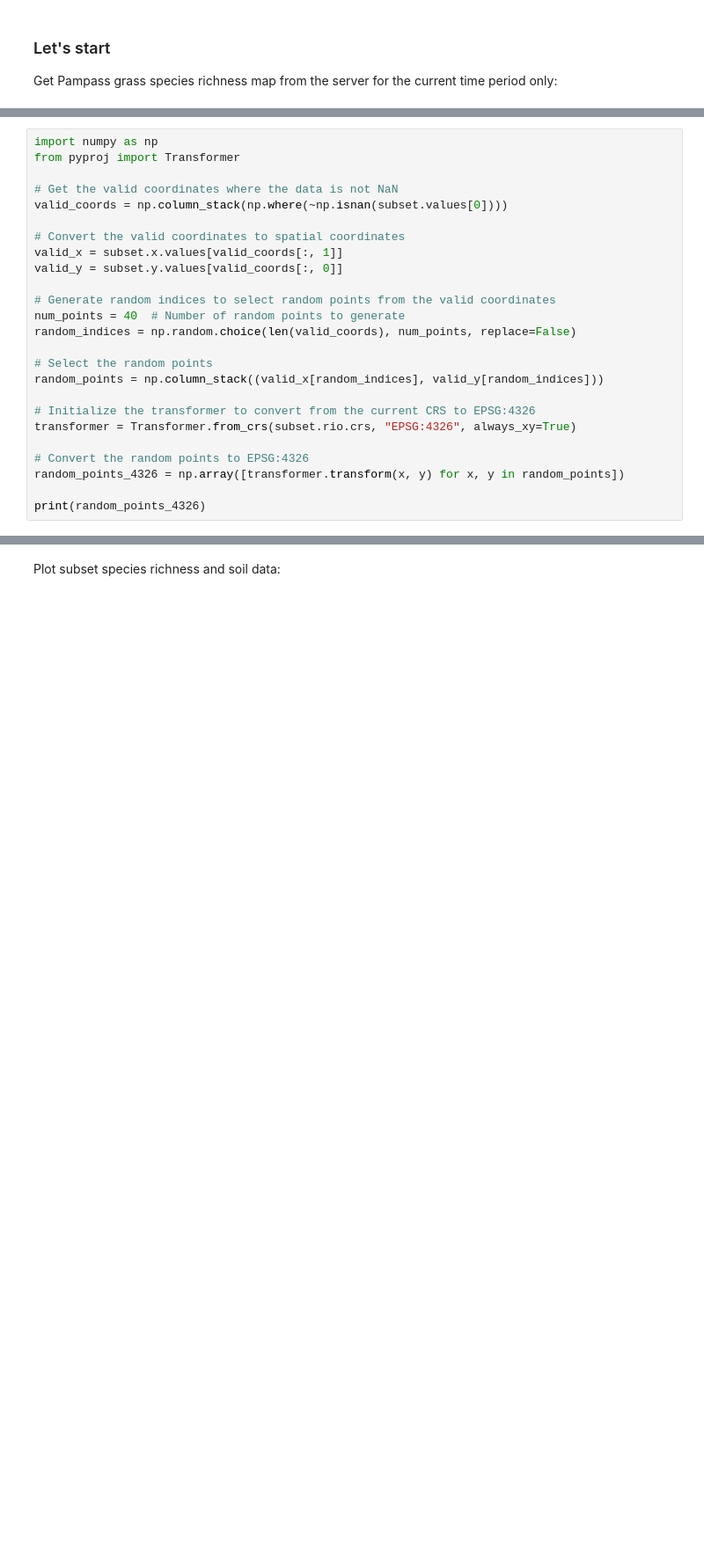
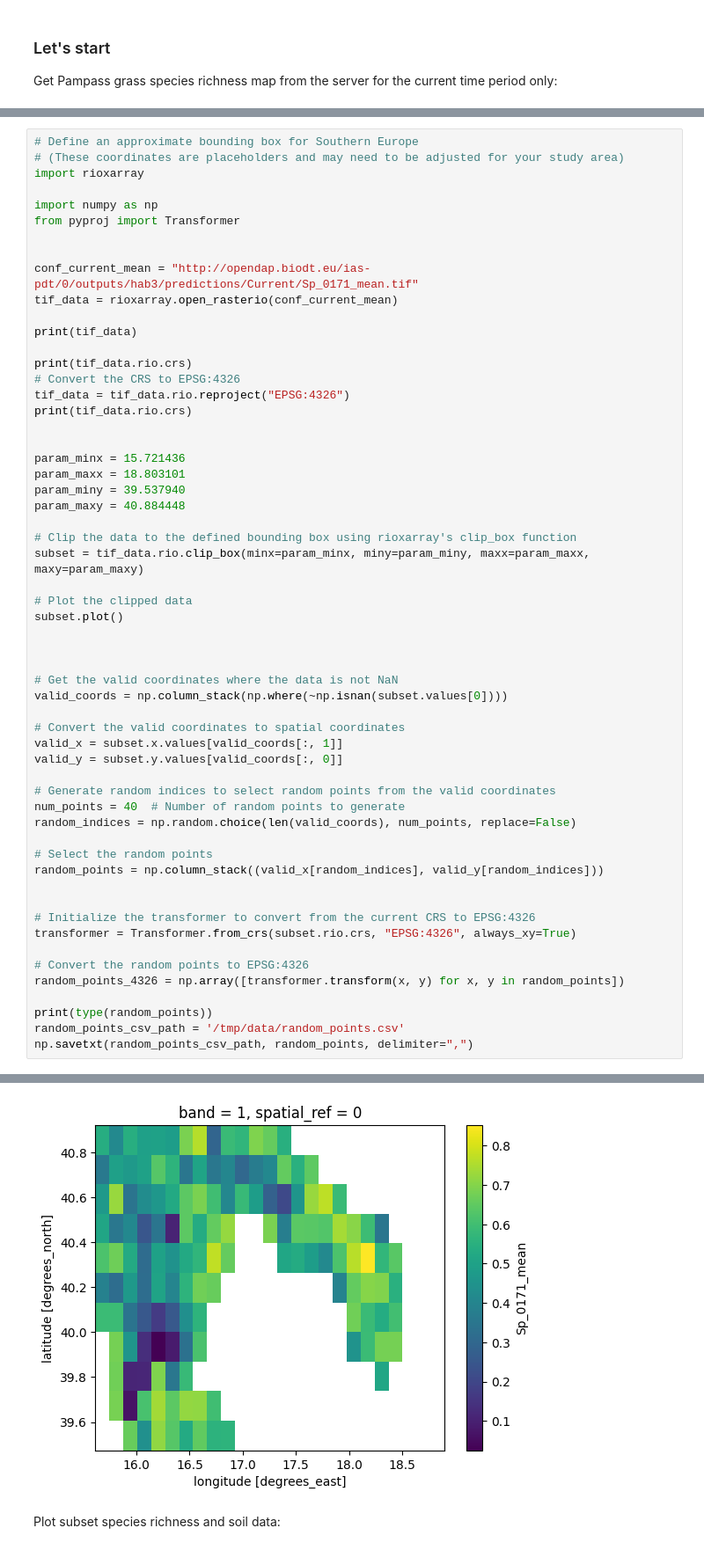
Before and after one commit to QCDIS/Hackathon25, a Jupyter notebook: 04-pDTs/NaaVRE/naa-vre-IASDTsoils.ipynb, the cells around one changed output, grey strips where cells are left out. Shown at 88% size. Saved outputs shown, nothing was run; the diff lists cells and outputs as text; blank space fills up the shorter version.

```diff
--- a/04-pDTs/NaaVRE/naa-vre-IASDTsoils.ipynb
+++ b/04-pDTs/NaaVRE/naa-vre-IASDTsoils.ipynb
@@ -94,6 +64,35 @@ Generate random spatial points in the subset area for downloading soil data:
 # %%
+# Define an approximate bounding box for Southern Europe
+# (These coordinates are placeholders and may need to be adjusted for your study area)
+import rioxarray
+
 import numpy as np
 from pyproj import Transformer
+
+
+conf_current_mean = "http://opendap.biodt.eu/ias-pdt/0/outputs/hab3/predictions/Current/Sp_0171_mean.tif"
+tif_data = rioxarray.open_rasterio(conf_current_mean)
+
+print(tif_data)
+
+print(tif_data.rio.crs)
+# Convert the CRS to EPSG:4326
+tif_data = tif_data.rio.reproject("EPSG:4326")
+print(tif_data.rio.crs)
+
+
+param_minx = 15.721436
+param_maxx = 18.803101
+param_miny = 39.537940
+param_maxy = 40.884448
+
+# Clip the data to the defined bounding box using rioxarray's clip_box function
+subset = tif_data.rio.clip_box(minx=param_minx, miny=param_miny, maxx=param_maxx, maxy=param_maxy)
+
+# Plot the clipped data
+subset.plot()
+
+
 
 # Get the valid coordinates where the data is not NaN
 valid_coords = np.column_stack(np.where(~np.isnan(subset.values[0])))
@@ -109,11 +108,14 @@ random_indices = np.random.choice(len(valid_coords), num_points, replace=False)
 # Select the random points
 random_points = np.column_stack((valid_x[random_indices], valid_y[random_indices]))
 
+
 # Initialize the transformer to convert from the current CRS to EPSG:4326
 transformer = Transformer.from_crs(subset.rio.crs, "EPSG:4326", always_xy=True)
 
 # Convert the random points to EPSG:4326
 random_points_4326 = np.array([transformer.transform(x, y) for x, y in random_points])
 
-print(random_points_4326)
+print(type(random_points))
+random_points_csv_path = '/tmp/data/random_points.csv'
+np.savetxt(random_points_csv_path, random_points, delimiter=",")
 # %% [output]
@@ -137,3 +142,4 @@ print(random_points_4326)
+[figure, added]
 # %% [markdown]
 Plot subset species richness and soil data:
 # %%
```
Also changed, not shown: parts of 14 cells of this notebook, 8 other files.
